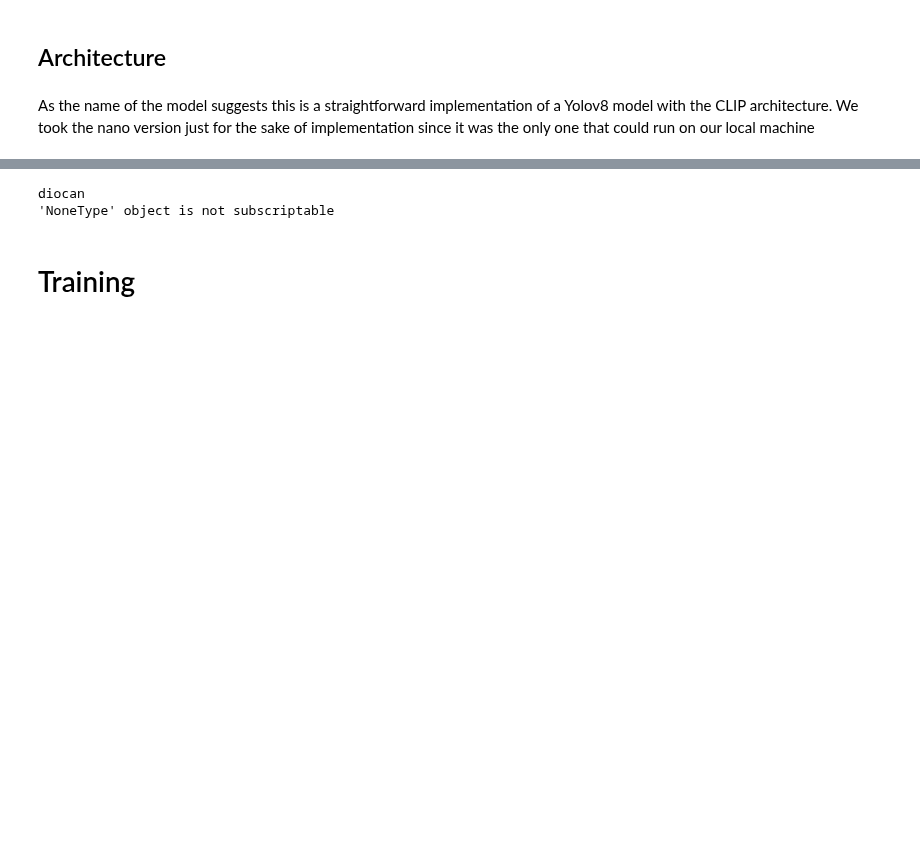
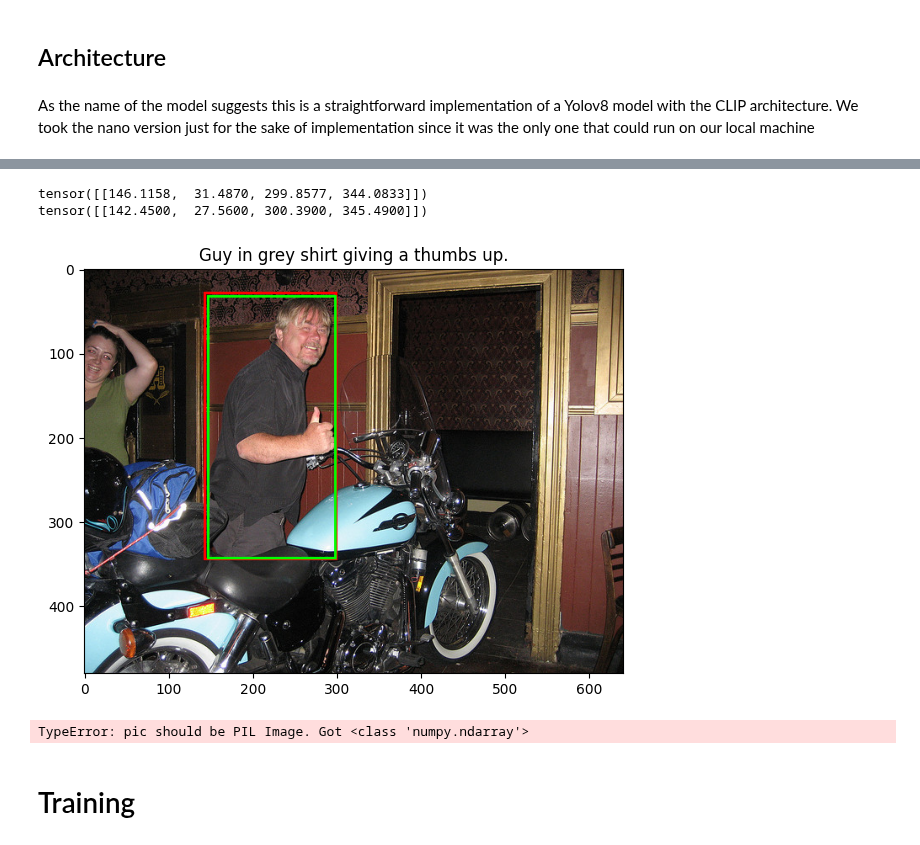
Before and after one commit to MattiaCarolo/DL2023-Carolo-Maines, a Jupyter notebook: Relevant/REl.ipynb, the cells around one changed output, grey strips where cells are left out. Saved outputs shown, nothing was run; the diff lists cells and outputs as text; code cells hidden in the pictures; blank space fills up the shorter version.

```diff
--- a/Relevant/REl.ipynb
+++ b/Relevant/REl.ipynb
@@ -430,3 +472,31 @@ ZeroShotter = YolottoClip(clip_model,clip_preprocess)
+# %%
+gt_bbox_tensor = torch.tensor(dataset_test[135]['bbox'], device=device).unsqueeze(0)
+bbox_tensor = torch.tensor(pred_bbox, device=device).unsqueeze(0)
+print(bbox_tensor)
+gt_bbox_tensor = box_convert(gt_bbox_tensor,'xywh','xyxy')
+# bbox_tensor = box_convert(bbox_tensor,'xywh','xyxy')
+print(gt_bbox_tensor)
+# %% [output]
+tensor([[146.1158,  31.4870, 299.8577, 344.0833]])
+tensor([[142.4500,  27.5600, 300.3900, 345.4900]])
+# %%
+bbox_tensor = bbox_tensor[:, [2, 3, 0, 1]]
+# %%
+sentence = dataset_test[135]['raw']
+# %%
+
+image = Image.open(dataset_test[135]['file_name'])
+image = transform(image)
+image = draw_bounding_boxes(image, gt_bbox_tensor, width=3, colors=(255,0,0)) # draw ground truth bounding box
+image = draw_bounding_boxes(image, bbox_tensor, width=3, colors=(0,255,0)) # draw predicted bounding box
+# %%
+# Show image
+plt.title(sentence)
+plt.imshow(image.permute(1,2,0))
+plt.tight_layout()
+plt.show()
+# %% [output]
+[figure, added]
 # %%
 yolo = YOLO("../checkpoints/yolov8n.pt")
 # %%
@@ -455,7 +525,7 @@ for iter in enumerate(loop):
         bbox_gt = data['bbox']
         filename = data['filename']
         # since confidence is directly how much bbox and text "resembles" each other
-        confidence, bbox_e, candidates = ZeroShotter.calculate_best_bbox(filename,raw_text)
+        confidence, bbox_e = ZeroShotter.calculate_best_bbox(filename,raw_text)
         bbox_e = [int(bbox_e[0]), int(bbox_e[1]), int(bbox_e[2]), int(bbox_e[3])]
         # print(bbox_e)
 
@@ -493,8 +563,7 @@ for iter in enumerate(loop):
 
 loss_meter.writer.close()
 # %% [output]
-diocan
-'NoneType' object is not subscriptable
+TypeError: pic should be PIL Image. Got <class 'numpy.ndarray'>
 # %%
 alfa = loss_meter.get_best_iou_cases()
 # %% [markdown]
```
Also changed, not shown: parts of 23 cells of this notebook, 6 other files.
